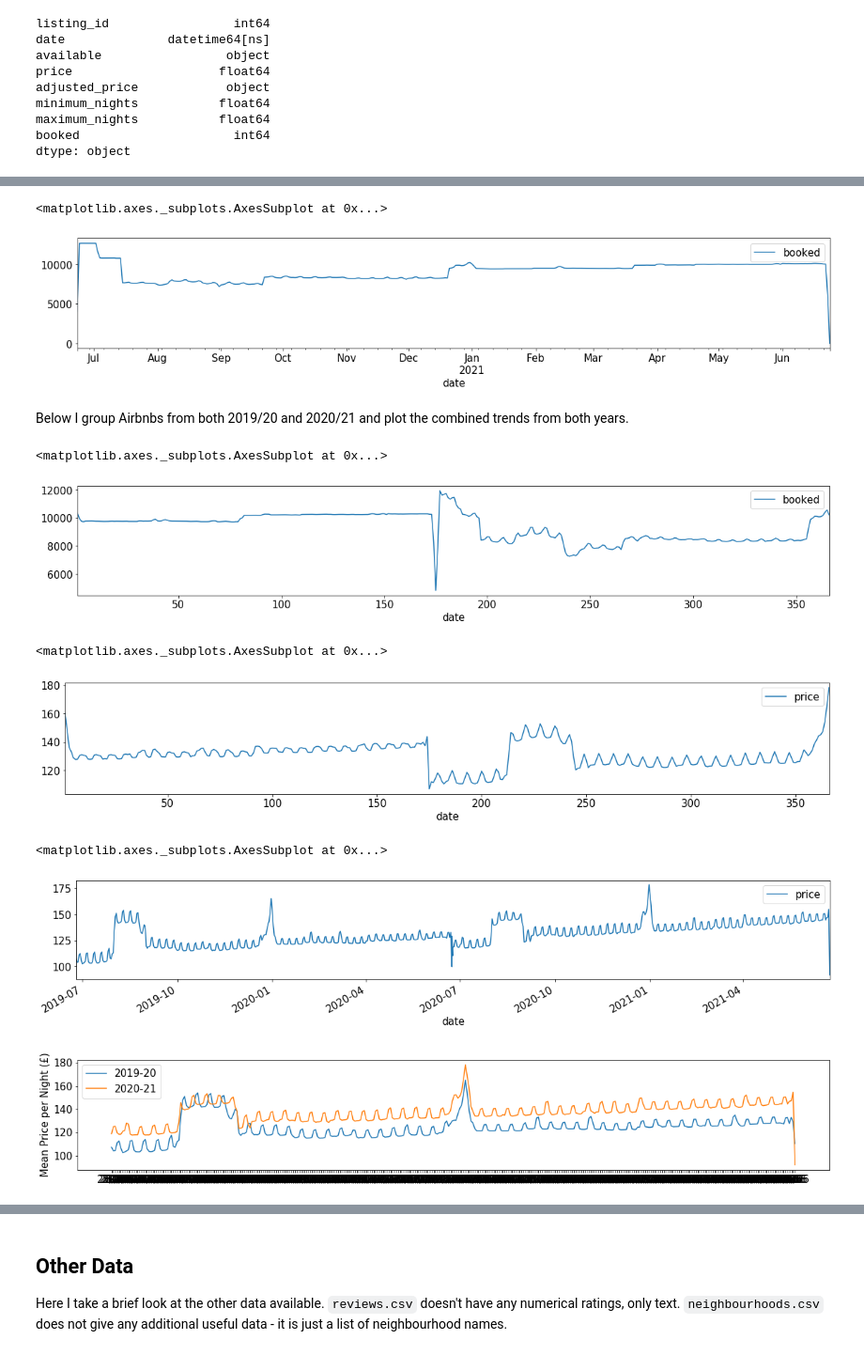
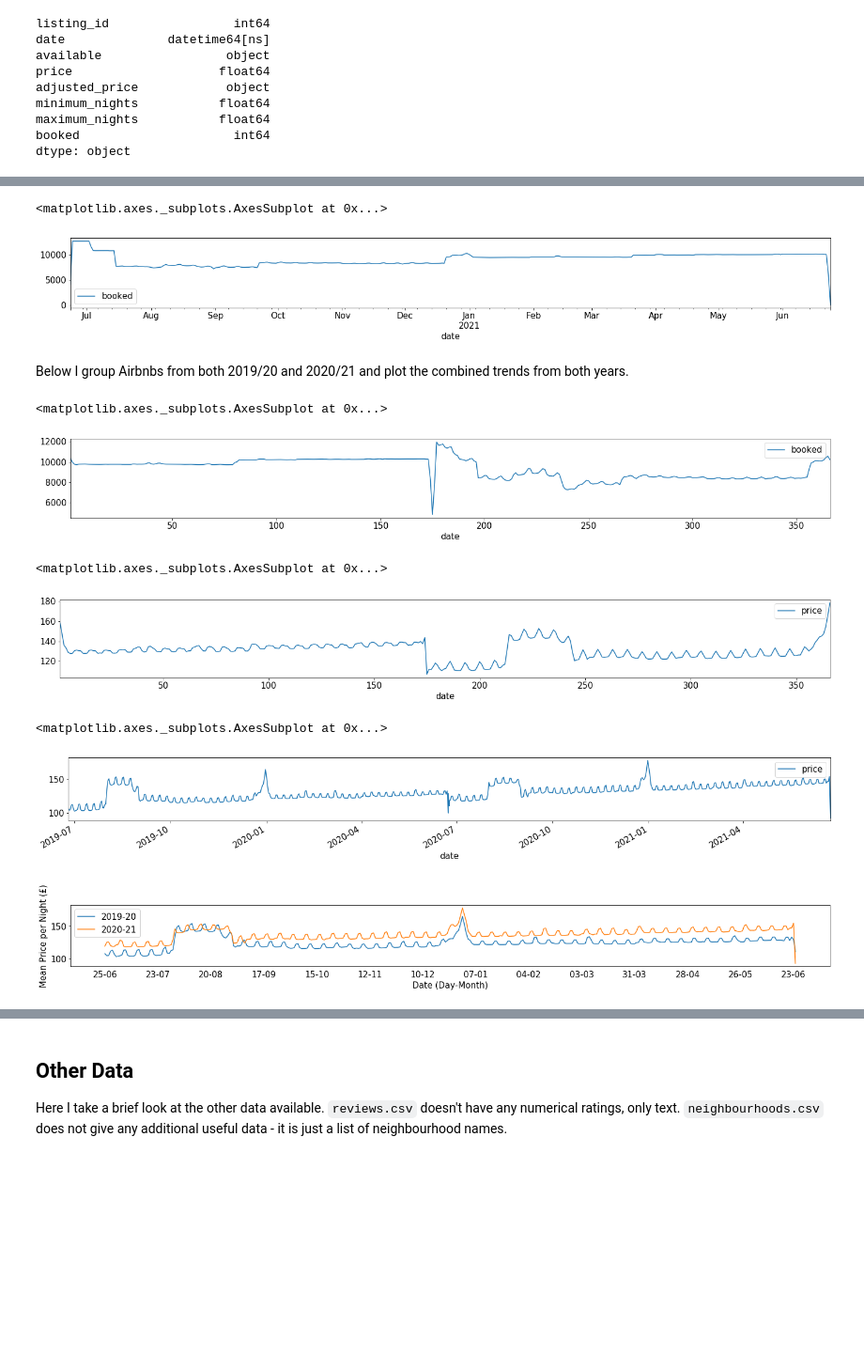
Before and after one commit to anailis/edinburgh-airbnbs, a Jupyter notebook: eda/Calendar.ipynb, the cells around one changed output, grey strips where cells are left out. Shown at 94% size. Saved outputs shown, nothing was run; the diff lists cells and outputs as text; code cells hidden in the pictures; blank space fills up the shorter version.

Commit message:
create yearly comparison graph

```diff
--- a/eda/Calendar.ipynb
+++ b/eda/Calendar.ipynb
@@ -2,11 +2,12 @@
 import pandas as pd
 import numpy as np
 import matplotlib.pyplot as plt
+import matplotlib.dates as mdates
 import seaborn as sn
 
-plt.rcParams.update({'font.size': 15})
-plt.rcParams.update({"figure.figsize": (20,3)})
-plt.rcParams.update({'figure.autolayout': True})
+plt.rcParams.update({'font.size': 15,
+                    'figure.figsize': (20,3),
+                    'figure.autolayout': True})
 # %% [markdown]
 ## 2019/20 Dataset
 # %% [markdown]
@@ -174,7 +165,7 @@ avail_all20 = avail20.drop("listing_id", axis = 1).groupby(by = "date").sum()
 avail_all20.plot()
 # %% [output]
 <matplotlib.axes._subplots.AxesSubplot at 0x...>
-[figure, old version]
+[figure, new version]
 # %% [markdown]
 Below I group Airbnbs from both 2019/20 and 2020/21 and plot the combined trends from both years.
 # %%
@@ -183,28 +174,11 @@ by_year = avail_all.groupby(avail_all.index.dayofyear).mean()
 by_year.plot()
 # %% [output]
 <matplotlib.axes._subplots.AxesSubplot at 0x...>
-[figure, old version]
+[figure, new version]
 # %%
 average_prices = average_prices19.append(average_prices20)
 by_year = average_prices.groupby(average_prices.index.dayofyear).mean()
 by_year.plot()
 # %% [output]
 <matplotlib.axes._subplots.AxesSubplot at 0x...>
-[figure, old version]
+[figure, new version]
-# %%
-dfs = [average_prices19, average_prices20]
-
-average_prices = pd.concat(dfs)
-average_prices.plot()
-#plt.figure()
-#plt.plot(average_prices19.index, average_prices19.price, color = "#B07BCF", label = "2019-20")
-#plt.plot(average_prices20.index, average_prices20.price, label = "2020-21")
-#fig.set_ylabel("Mean Price per Night (£)")
-#fig.set_xlabel('')
-#average_prices20.plot(label = "2020-21")
-#plt.savefig('monthly_seasonality.png')
-#plt.legend()
-#plt.show()
-# %% [output]
-<matplotlib.axes._subplots.AxesSubplot at 0x...>
-[figure, removed]
@@ -214,11 +185,30 @@ weekly_prices20 = prices20.drop("listing_id", axis = 1).groupby(by = prices20.da
+# %%
+dfs = [average_prices19, average_prices20]
+
+average_prices = pd.concat(dfs)
+average_prices.plot()
+# %% [output]
+<matplotlib.axes._subplots.AxesSubplot at 0x...>
+[figure, added]
 # %%
 average_prices20 = average_prices20[2:]
 # %%
 fig, ax = plt.subplots()
-plt.plot(average_prices19.index.strftime("%d/%m"), average_prices19.price, label = "2019-20")
-plt.plot(average_prices20.index.strftime("%d/%m"), average_prices20.price, label = "2020-21")
+plt.plot(average_prices19.index.strftime("%d-%m"), average_prices19.price, label = "2019-20")
+plt.plot(average_prices20.index.strftime("%d-%m"), average_prices20.price, label = "2020-21")
 ax.set_ylabel("Mean Price per Night (£)")
+ax.set_xlabel("Date (Day-Month)")
+every_nth = 28
+for n, label in enumerate(ax.xaxis.get_ticklabels()):
+    if n % every_nth != 0:
+        label.set_visible(False)
+plt.tick_params(
+    axis='x',
+    which='both',
+    bottom=False,
+    top=False)
 plt.legend()
+plt.savefig('year_price_comparison.png')
 plt.show()
 # %% [output]
-[figure, old version]
+[figure, new version]
```
Also changed, not shown: parts of 9 cells of this notebook, 1 other file.
